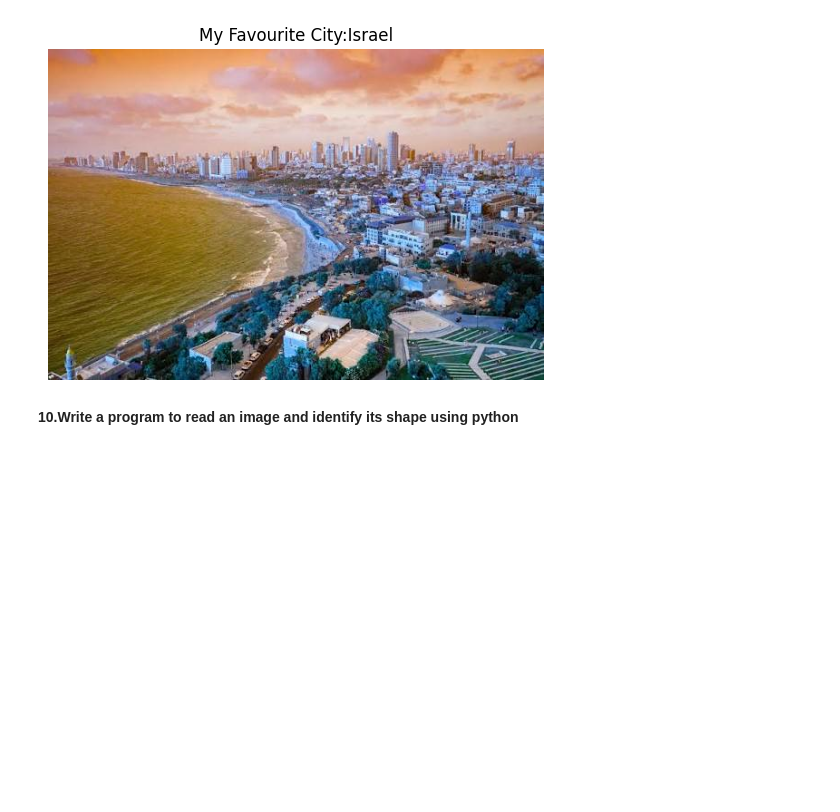
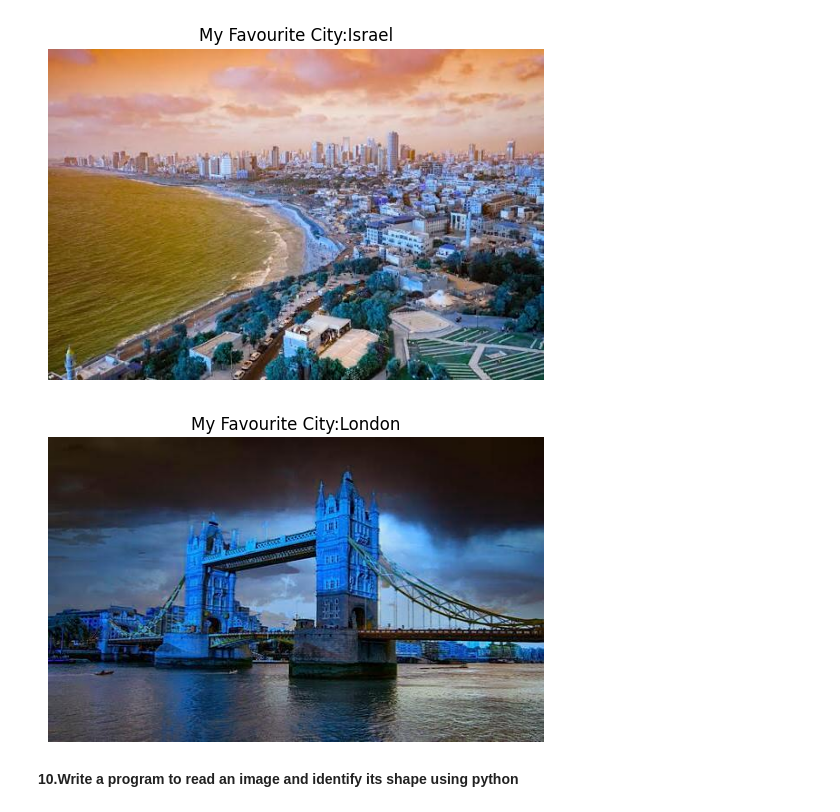
Before and after one commit to SettibathulaJyothi/Python-Basics, a Jupyter notebook: Python_Practical_Questions.ipynb, the cells around one changed output. Saved outputs shown, nothing was run; the diff lists cells and outputs as text; code cells hidden in the pictures; blank space fills up the shorter version.

```diff
--- a/Python_Practical_Questions.ipynb
+++ b/Python_Practical_Questions.ipynb
@@ -161,6 +161,17 @@ plt.axis('off')
 plt.show()
 # %% [output]
 [figure]
+# %%
+import cv2
+from matplotlib import pyplot as plt
+import numpy as np
+img=cv2.imread('London.jpeg')
+plt.imshow(img)
+plt.title('My Favourite City:London')
+plt.axis('off')
+plt.show()
+# %% [output]
+[figure, added]
 # %% [markdown]
 **10.Write a program to read an image and identify its shape using python**
 # %%
```
Also changed, not shown: parts of 1 cell of this notebook.
